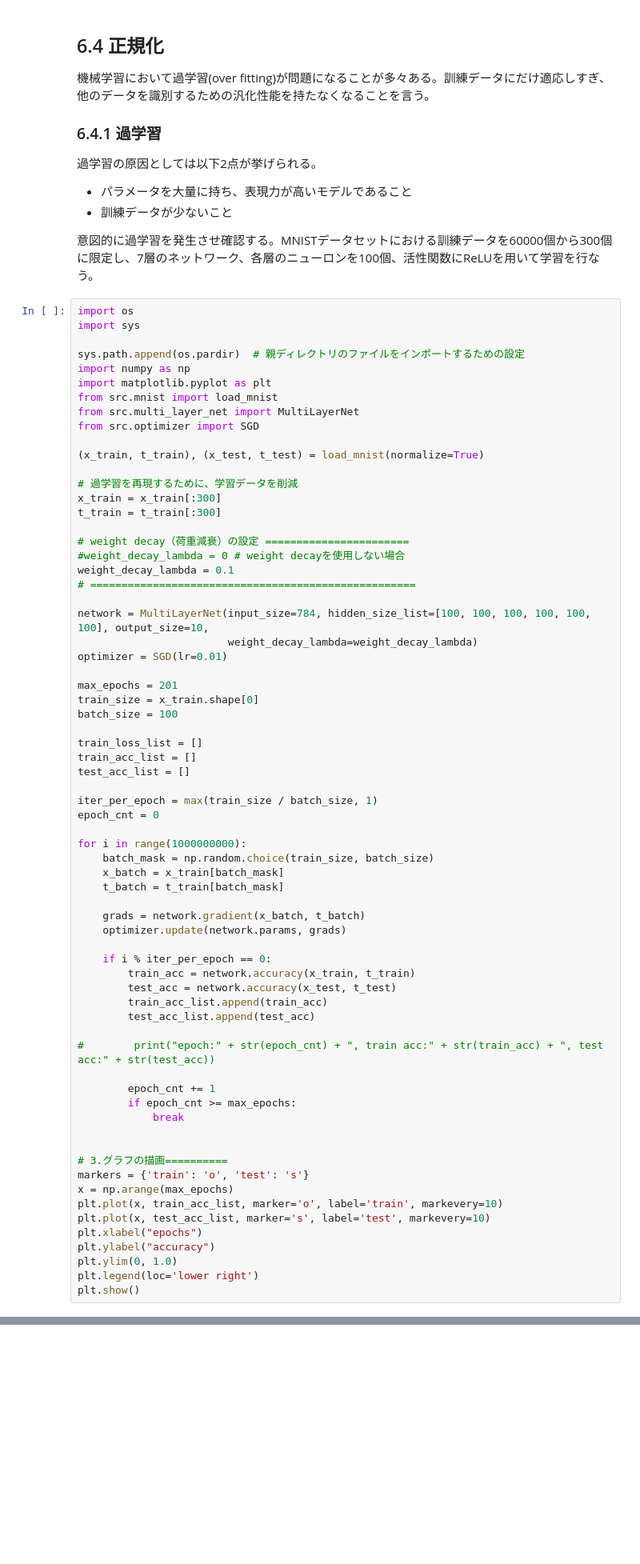
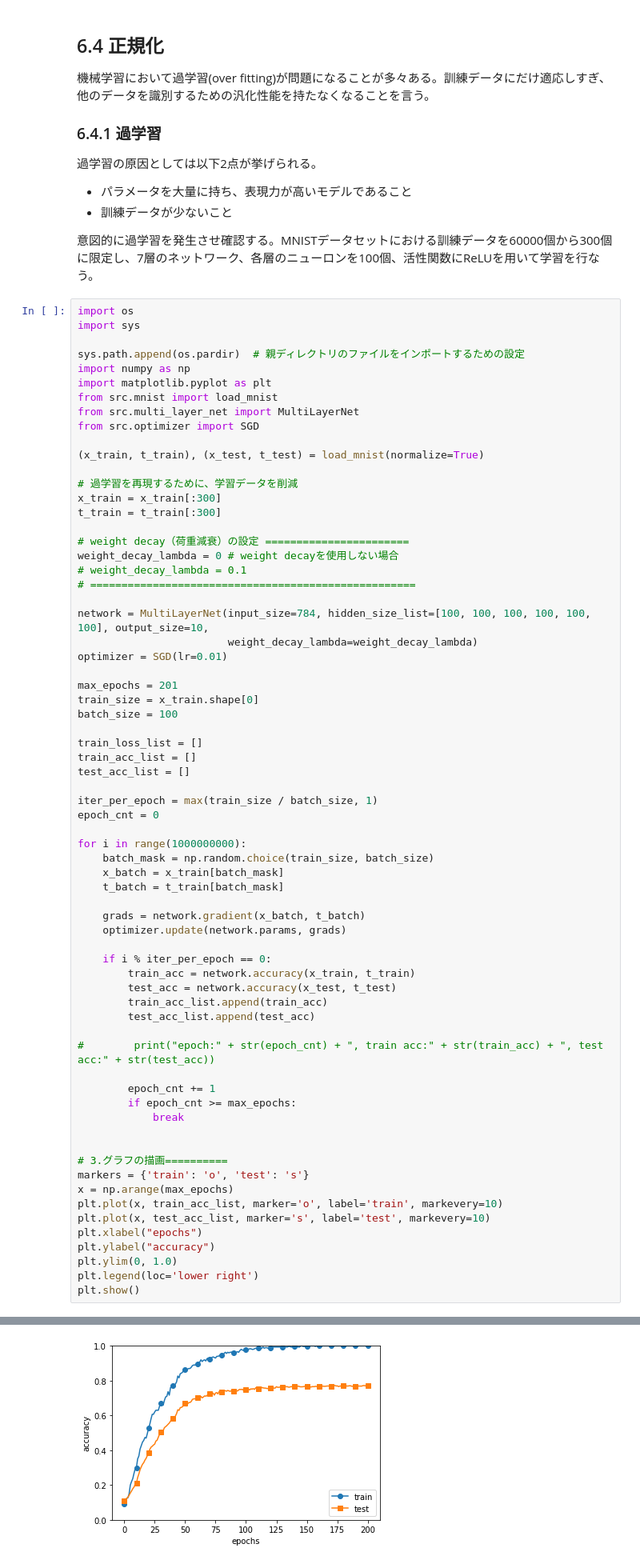
Before and after one commit to kamujun/exercise_of_deep_larning_from_scratch, a Jupyter notebook: notebooks/section6.ipynb, the cells around one changed output, grey strips where cells are left out. Shown: that part at 80% size. Drawn from its saved outputs; the diff is of its cells as text; blank space fills up the shorter version.

Commit message:
add Weght decay and dropout, hyper parameter

```diff
--- a/notebooks/section6.ipynb
+++ b/notebooks/section6.ipynb
@@ -849,8 +849,8 @@ x_train = x_train[:300]
 t_train = t_train[:300]
 
 # weight decay（荷重減衰）の設定 =======================
-#weight_decay_lambda = 0 # weight decayを使用しない場合
-weight_decay_lambda = 0.1
+weight_decay_lambda = 0 # weight decayを使用しない場合
+# weight_decay_lambda = 0.1
 # ====================================================
 
 network = MultiLayerNet(input_size=784, hidden_size_list=[100, 100, 100, 100, 100, 100], output_size=10,
@@ -920,2 +903,3 @@ epoch:199, train acc:0.886666666667, test acc:0.7062
+[figure, added]
 # %% [markdown]
 エポック(訓練データを全て見終わった単位)毎に、訓練データとテストデータの認識精度を確認した結果が上記となる。
```
Also changed, not shown: parts of 12 cells of this notebook, 1 other file.
